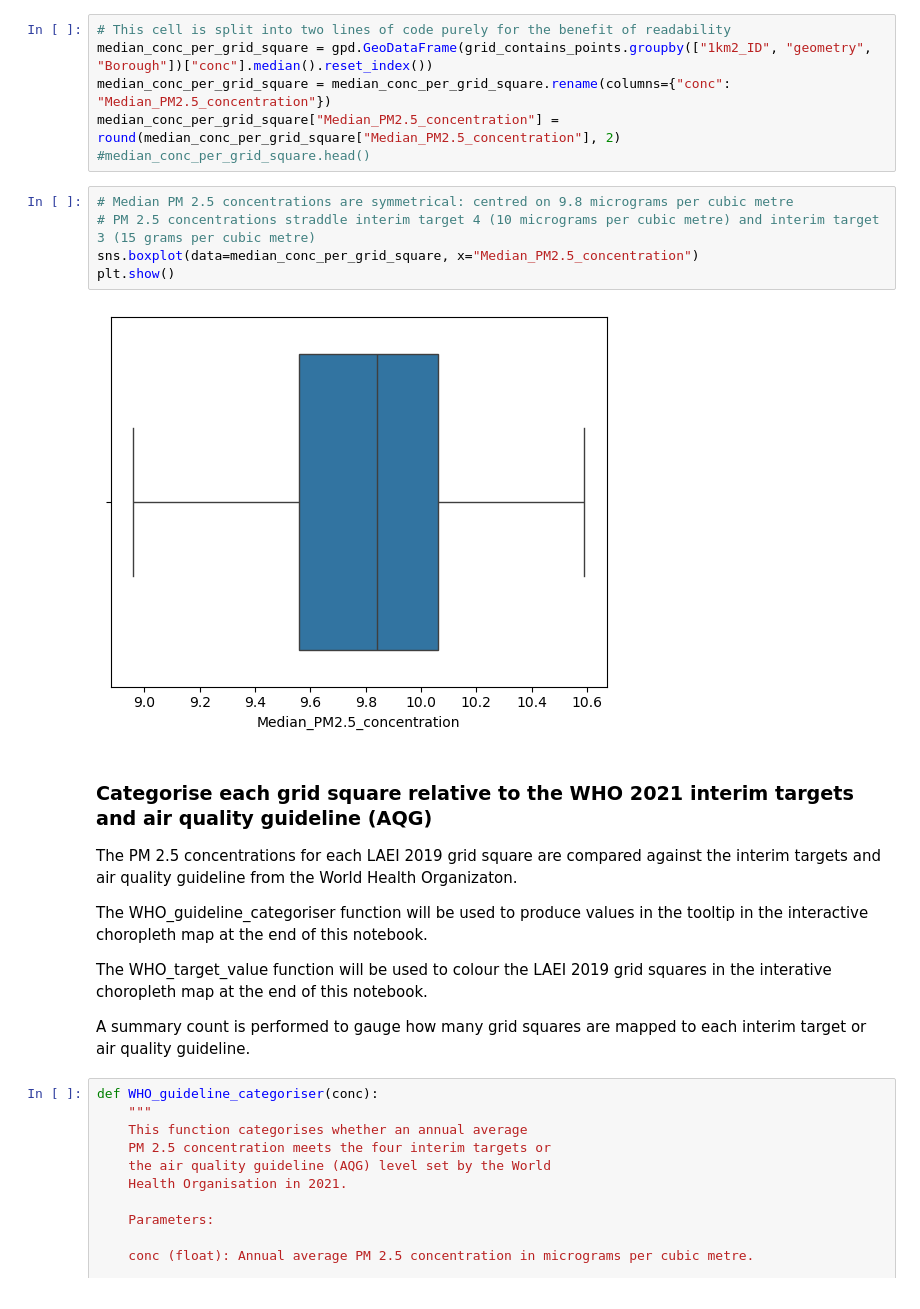
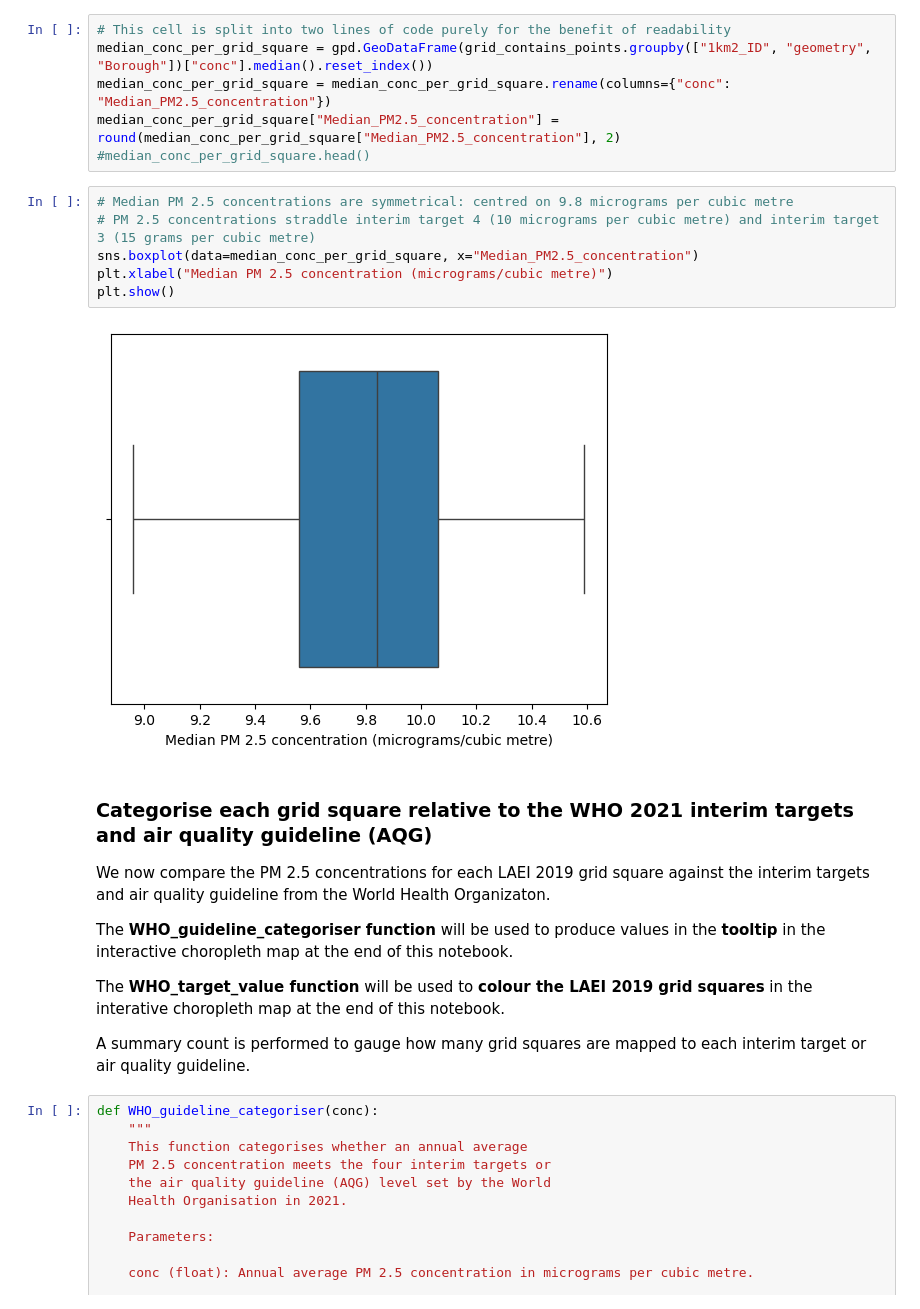
Before and after one commit to andrewsivanesan/London-air-quality, a Jupyter notebook: index.ipynb, the cells around one changed output. Cells and saved outputs as stored; diff of their text form.

```diff
--- a/index.ipynb
+++ b/index.ipynb
@@ -160,18 +191,19 @@ median_conc_per_grid_square["Median_PM2.5_concentration"] = round(median_conc_pe
 # %%
 # Median PM 2.5 concentrations are symmetrical: centred on 9.8 micrograms per cubic metre
 # PM 2.5 concentrations straddle interim target 4 (10 micrograms per cubic metre) and interim target 3 (15 grams per cubic metre)
 sns.boxplot(data=median_conc_per_grid_square, x="Median_PM2.5_concentration")
+plt.xlabel("Median PM 2.5 concentration (micrograms/cubic metre)")
 plt.show()
 # %% [output]
-[figure, old version]
+[figure, new version]
 # %% [markdown]
 ### Categorise each grid square relative to the WHO 2021 interim targets and air quality guideline (AQG)
 
-The PM 2.5 concentrations for each LAEI 2019 grid square are compared against the interim targets and air quality guideline from the World Health Organizaton.
+We now compare the PM 2.5 concentrations for each LAEI 2019 grid square against the interim targets and air quality guideline from the World Health Organizaton.
 
-The WHO_guideline_categoriser function will be used to produce values in the tooltip in the interactive choropleth map at the end of this notebook.
+The **WHO_guideline_categoriser function** will be used to produce values in the **tooltip** in the interactive choropleth map at the end of this notebook.
 
-The WHO_target_value function will be used to colour the LAEI 2019 grid squares in the interative choropleth map at the end of this notebook.
+The **WHO_target_value function** will be used to **colour the LAEI 2019 grid squares** in the interative choropleth map at the end of this notebook.
 
 A summary count is performed to gauge how many grid squares are mapped to each interim target or air quality guideline.
 # %%
```
Also changed, not shown: parts of 17 cells of this notebook, 1 other file.
